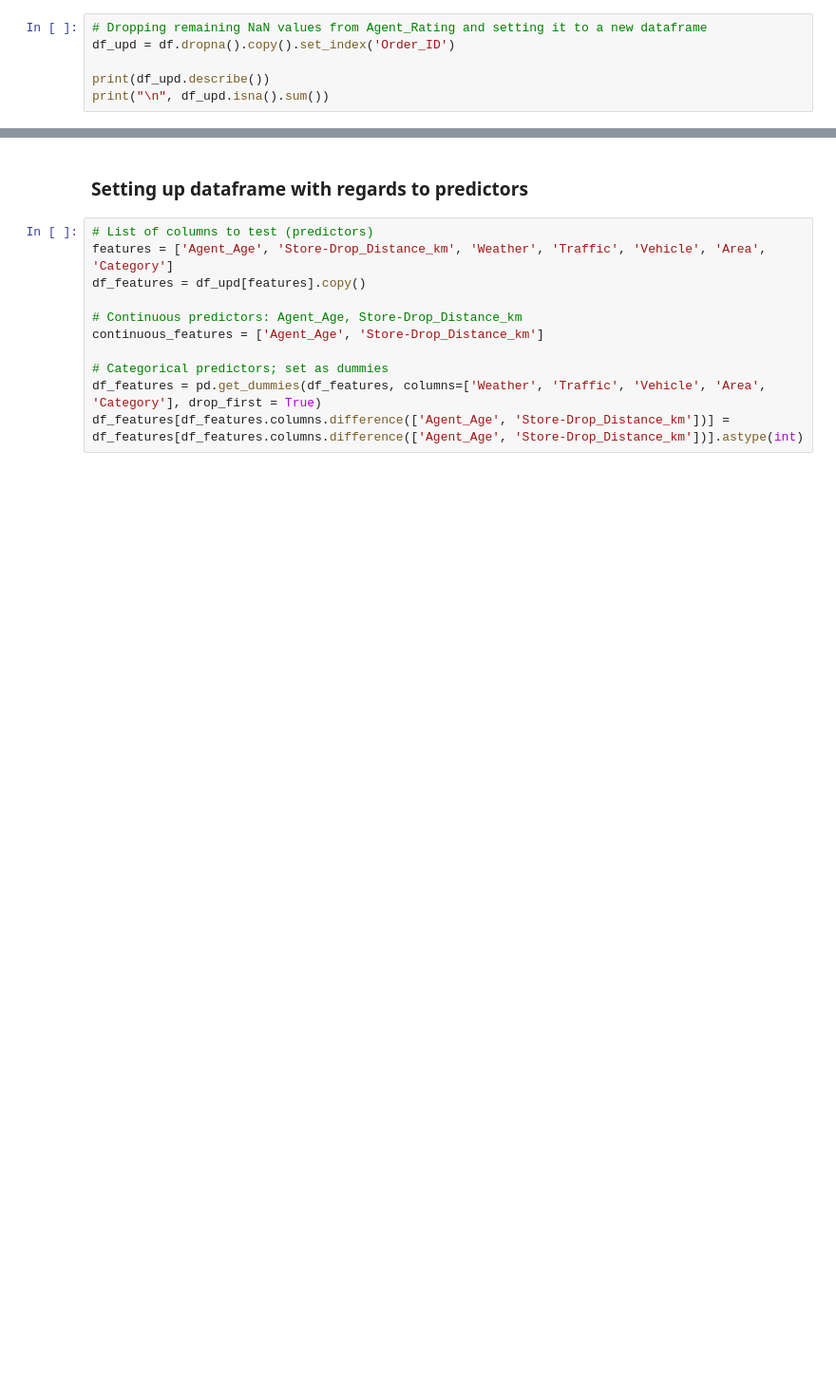
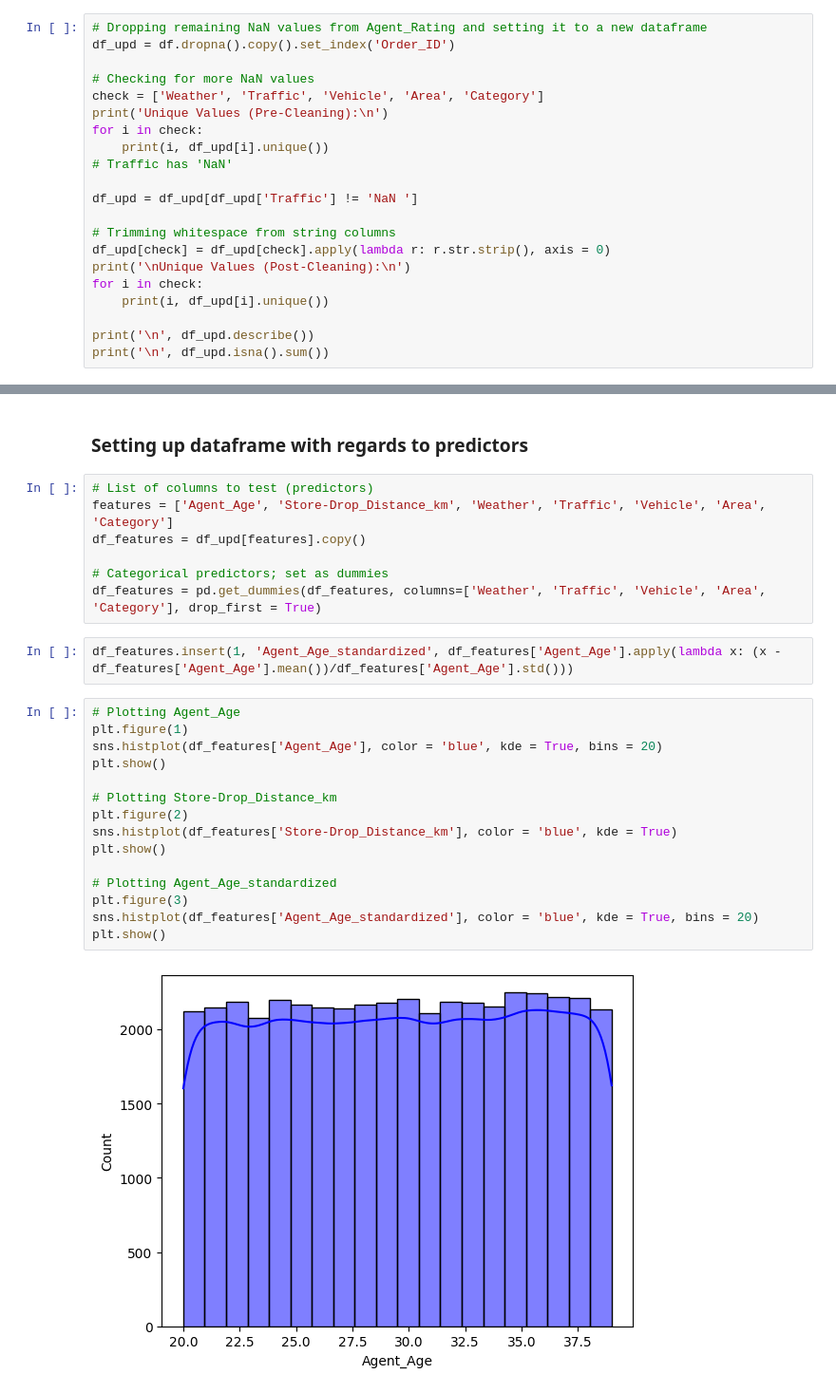
Before and after one commit to stacruzmiguel/amazon-data-analysis, a Jupyter notebook: main.ipynb, the cells around one changed output, grey strips where cells are left out. Shown: that part at 95% size. Cells and saved outputs as stored; diff of their text form; blank space fills up the shorter version.

```diff
--- a/main.ipynb
+++ b/main.ipynb
@@ -28,5 +98,20 @@ df.isnull().sum()
 # Dropping remaining NaN values from Agent_Rating and setting it to a new dataframe
 df_upd = df.dropna().copy().set_index('Order_ID')
 
-print(df_upd.describe())
-print("\n", df_upd.isna().sum())
+# Checking for more NaN values
+check = ['Weather', 'Traffic', 'Vehicle', 'Area', 'Category']
+print('Unique Values (Pre-Cleaning):\n')
+for i in check:
+    print(i, df_upd[i].unique())
+# Traffic has 'NaN'
+
+df_upd = df_upd[df_upd['Traffic'] != 'NaN ']
+
+# Trimming whitespace from string columns
+df_upd[check] = df_upd[check].apply(lambda r: r.str.strip(), axis = 0)
+print('\nUnique Values (Post-Cleaning):\n')
+for i in check:
+    print(i, df_upd[i].unique())
+
+print('\n', df_upd.describe())
+print('\n', df_upd.isna().sum())
@@ -80,9 +209,24 @@ print('\nAfter dropping: \n', df_upd.describe())
 features = ['Agent_Age', 'Store-Drop_Distance_km', 'Weather', 'Traffic', 'Vehicle', 'Area', 'Category']
 df_features = df_upd[features].copy()
 
-# Continuous predictors: Agent_Age, Store-Drop_Distance_km
-continuous_features = ['Agent_Age', 'Store-Drop_Distance_km']
-
 # Categorical predictors; set as dummies
 df_features = pd.get_dummies(df_features, columns=['Weather', 'Traffic', 'Vehicle', 'Area', 'Category'], drop_first = True)
-df_features[df_features.columns.difference(['Agent_Age', 'Store-Drop_Distance_km'])] = df_features[df_features.columns.difference(['Agent_Age', 'Store-Drop_Distance_km'])].astype(int)
+# %%
+df_features.insert(1, 'Agent_Age_standardized', df_features['Agent_Age'].apply(lambda x: (x - df_features['Agent_Age'].mean())/df_features['Agent_Age'].std()))
+# %%
+# Plotting Agent_Age
+plt.figure(1)
+sns.histplot(df_features['Agent_Age'], color = 'blue', kde = True, bins = 20)
+plt.show()
+
+# Plotting Store-Drop_Distance_km
+plt.figure(2)
+sns.histplot(df_features['Store-Drop_Distance_km'], color = 'blue', kde = True)
+plt.show()
+
+# Plotting Agent_Age_standardized
+plt.figure(3)
+sns.histplot(df_features['Agent_Age_standardized'], color = 'blue', kde = True, bins = 20)
+plt.show()
+# %% [output]
+[figure, added]
```
Also changed, not shown: parts of 19 cells of this notebook, 1 other file.
